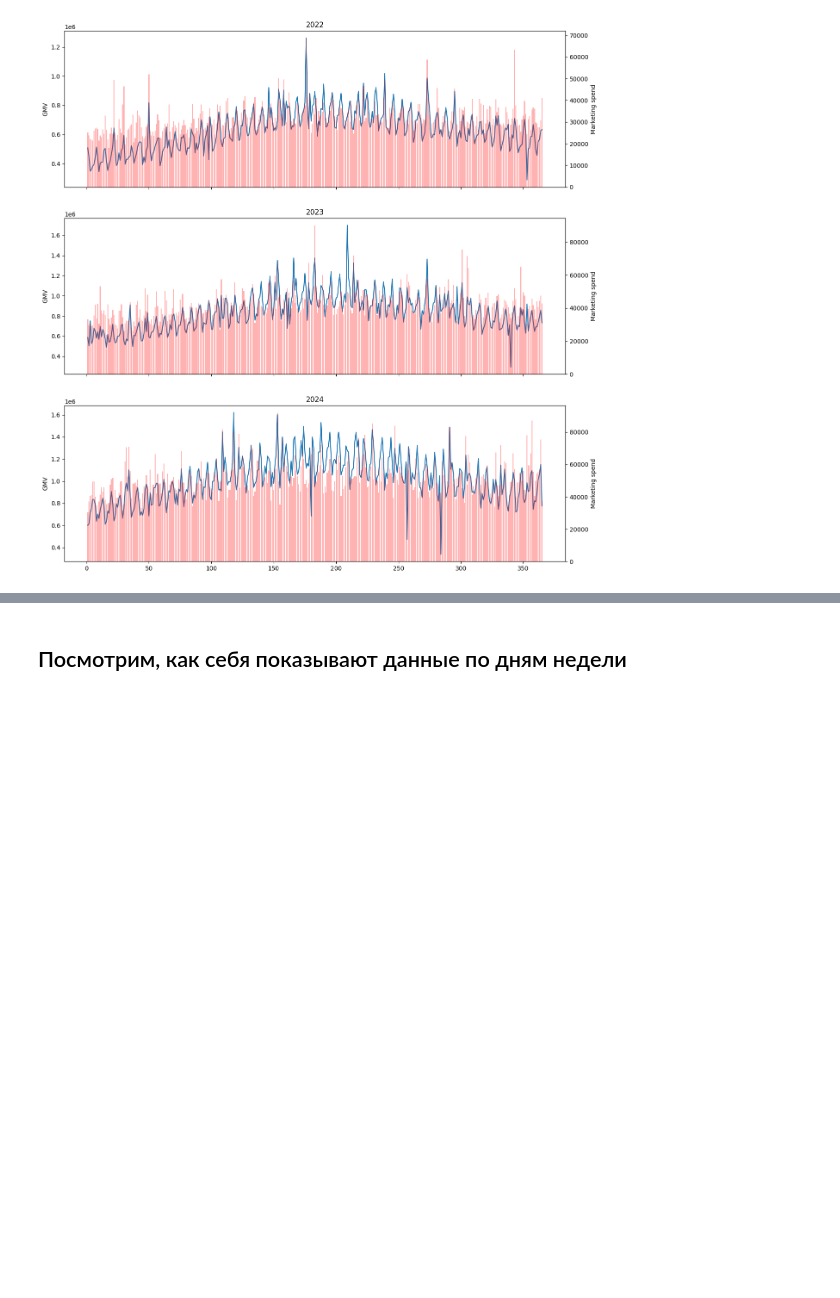
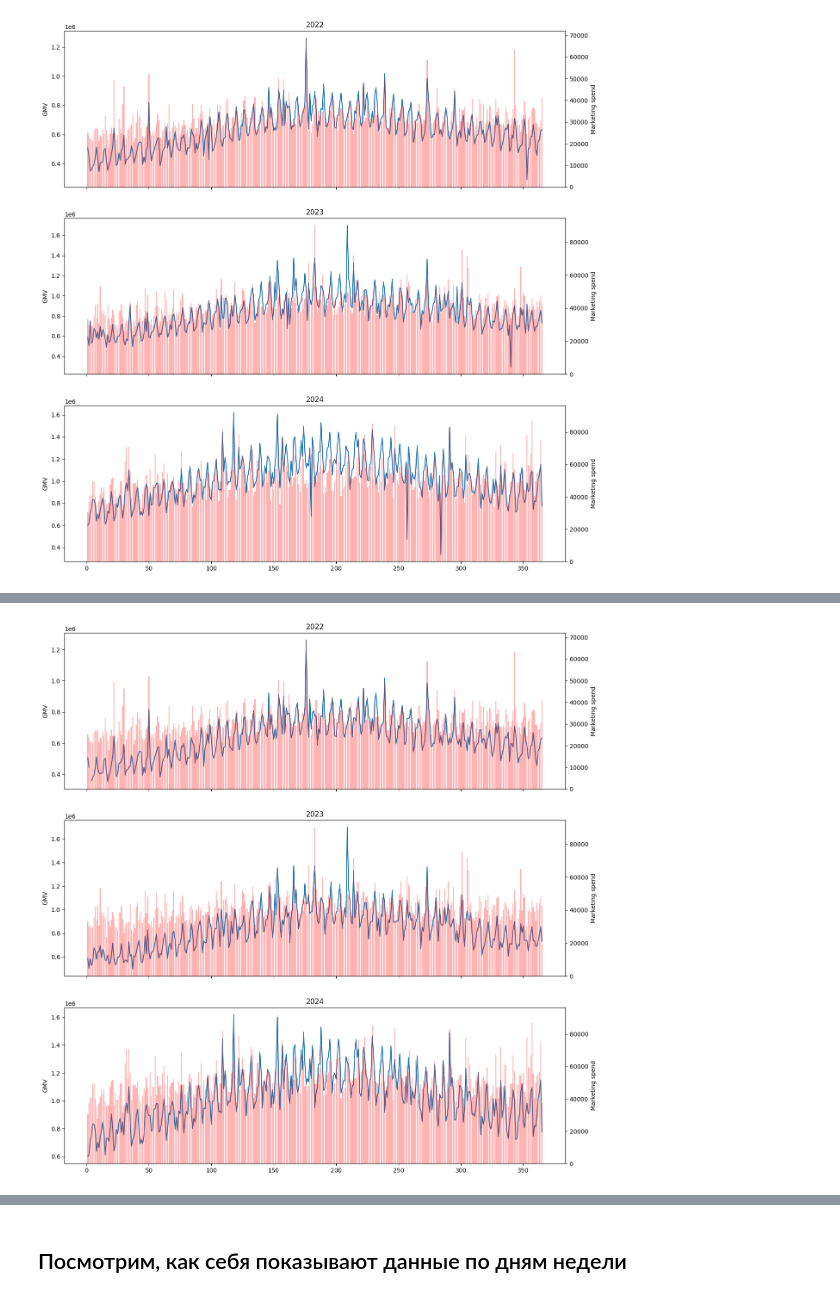
Before and after one commit to Sordid-Slug/test_ozon, a Jupyter notebook: model/forecast.ipynb, the cells around one changed output, grey strips where cells are left out. Cells and saved outputs as stored; diff of their text form; code cells hidden in the pictures; blank space fills up the shorter version.

```diff
--- a/model/forecast.ipynb
+++ b/model/forecast.ipynb
@@ -216,0 +194,27 @@ df.loc[
+# %%
+fig, axes = plt.subplots(3, 1, figsize=(15, 16), sharex=True)
+
+for i, year in enumerate(years):
+    ax = axes[i]
+    sub = test_df[test_df.year == year]
+
+    ax.plot(
+        sub.day_of_year,
+        sub.gmv,
+    )
+    ax.set_title(year)
+    ax.set_ylabel('GMV')
+
+    ax2 = ax.twinx()
+    ax2.bar(
+        sub.day_of_year,
+        sub.marketing_spend,
+        alpha=0.3,
+        color='red',
+    )
+    ax2.set_ylabel('Marketing spend')
+
+plt.xlabel('День в году')
+plt.show()
+# %% [output]
+[figure, added]
```
Also changed, not shown: parts of 37 cells of this notebook, 1 other file.
